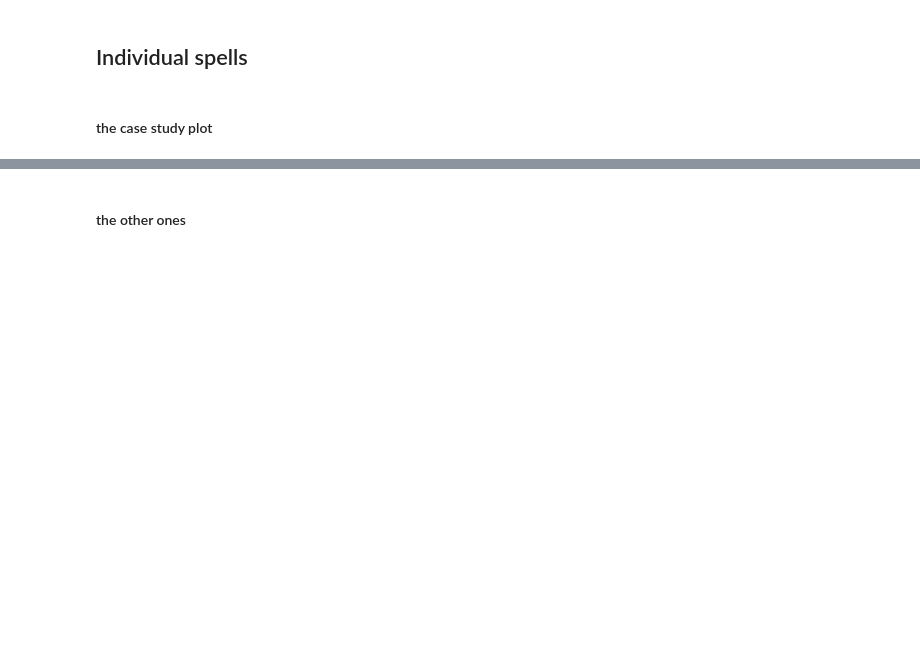
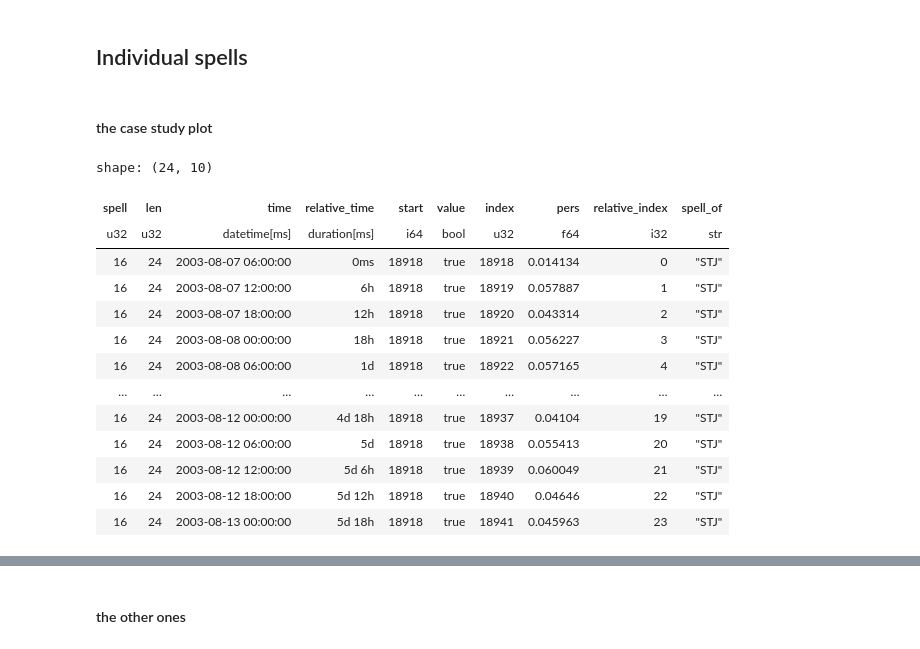
Before and after one commit to hbanderier/persistent-extremes-era5, a Jupyter notebook: Persistence/persistent_jets_v2.ipynb, the cells around one changed output, grey strips where cells are left out. Saved outputs shown, nothing was run; the diff lists cells and outputs as text; code cells hidden in the pictures; blank space fills up the shorter version.

```diff
--- a/Persistence/persistent_jets_v2.ipynb
+++ b/Persistence/persistent_jets_v2.ipynb
@@ -1280,6 +556,23 @@ for jet in spells_list:
 ## Individual spells
 # %% [markdown]
 #### the case study plot
+# %%
+spells_list["STJ"].filter(pl.col("time").dt.year() == 2003)
+# %% [output]
+shape: (24, 10)
+| spell | len | time | relative_time | start | value | index | pers | relative_index | spell_of |
+| u32 | u32 | datetime[ms] | duration[ms] | i64 | bool | u32 | f64 | i32 | str |
+| 16 | 24 | 2003-08-07 06:00:00 | 0ms | 18918 | true | 18918 | 0.014134 | 0 | "STJ" |
+| 16 | 24 | 2003-08-07 12:00:00 | 6h | 18918 | true | 18919 | 0.057887 | 1 | "STJ" |
+| 16 | 24 | 2003-08-07 18:00:00 | 12h | 18918 | true | 18920 | 0.043314 | 2 | "STJ" |
+| 16 | 24 | 2003-08-08 00:00:00 | 18h | 18918 | true | 18921 | 0.056227 | 3 | "STJ" |
+| 16 | 24 | 2003-08-08 06:00:00 | 1d | 18918 | true | 18922 | 0.057165 | 4 | "STJ" |
+| … | … | … | … | … | … | … | … | … | … |
+| 16 | 24 | 2003-08-12 00:00:00 | 4d 18h | 18918 | true | 18937 | 0.04104 | 19 | "STJ" |
+| 16 | 24 | 2003-08-12 06:00:00 | 5d | 18918 | true | 18938 | 0.055413 | 20 | "STJ" |
+| 16 | 24 | 2003-08-12 12:00:00 | 5d 6h | 18918 | true | 18939 | 0.060049 | 21 | "STJ" |
+| 16 | 24 | 2003-08-12 18:00:00 | 5d 12h | 18918 | true | 18940 | 0.04646 | 22 | "STJ" |
+| 16 | 24 | 2003-08-13 00:00:00 | 5d 18h | 18918 | true | 18941 | 0.045963 | 23 | "STJ" |
 # %%
 from jetutils.data import compute_anomalies_pl
 props_anom = compute_anomalies_pl(phat_props_catd, ["jet"])
```
Also changed, not shown: parts of 28 cells of this notebook, 5 other files.
